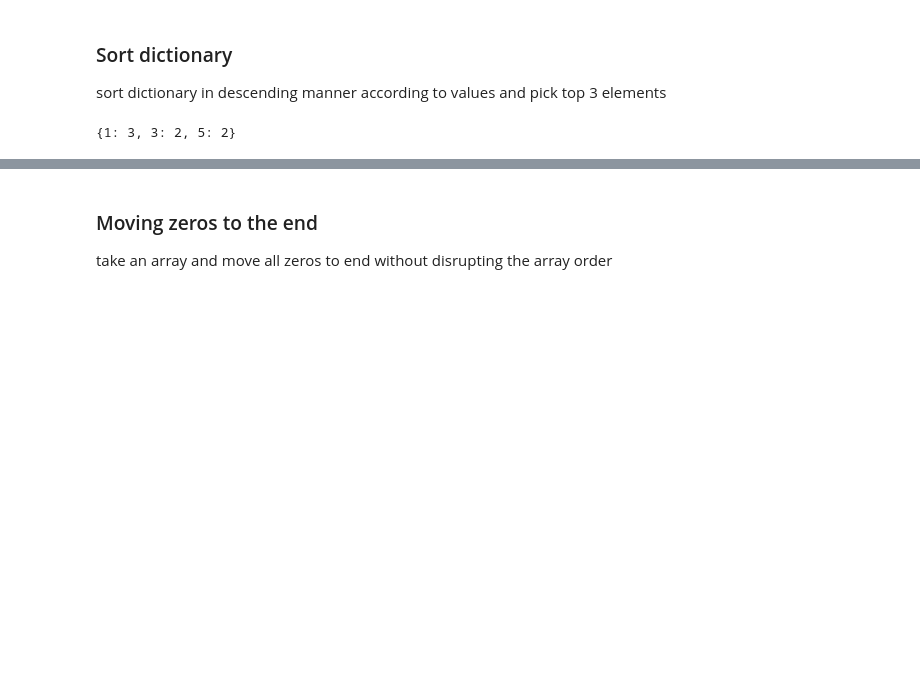
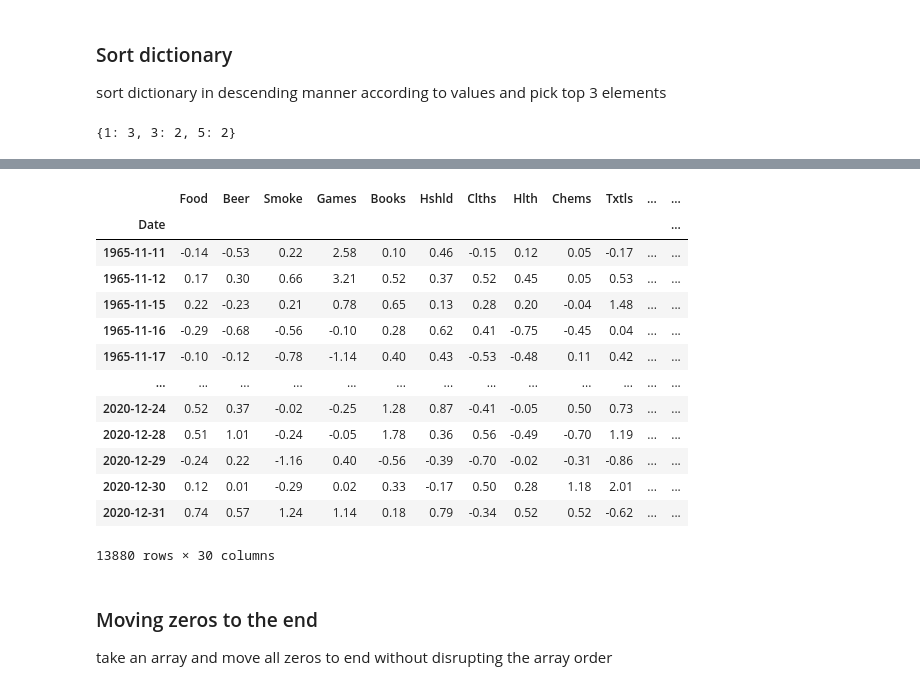
Before and after one commit to rohitnikam1/Algorithms, a Jupyter notebook: coding_and_algorithms.ipynb, the cells around one changed output, grey strips where cells are left out. Cells and saved outputs as stored; diff of their text form; code cells hidden in the pictures; blank space fills up the shorter version.

```diff
--- a/coding_and_algorithms.ipynb
+++ b/coding_and_algorithms.ipynb
@@ -207,3 +240,27 @@ pprint.pprint(top_three({1: 3, 3: 2, 2: 1, 5: 2, 4: 1}))
+# %%
+def findFirstDate(df):
+    a = df[::-1]                 # df row reversed to 'a'
+    b = a.isnull()               # check if 'a' entries are null and get 'b' (Boolean)
+    c = b[b==1].any(axis=1)      # checking at least 1 null (True) value across 'b' columns
+    date = b[c].index[0]         # applying 'c' mask to 'b' and extracting 1st index to get date
+    return df[df.index > date]
+# %%
+findFirstDate(df)
+# %% [output]
+|  | Food | Beer | Smoke | Games | Books | Hshld | Clths | Hlth | Chems | Txtls | ... | ... |
+| Date |  |  |  |  |  |  |  |  |  |  |  | ... |
+| 1965-11-11 | -0.14 | -0.53 | 0.22 | 2.58 | 0.10 | 0.46 | -0.15 | 0.12 | 0.05 | -0.17 | ... | ... |
+| 1965-11-12 | 0.17 | 0.30 | 0.66 | 3.21 | 0.52 | 0.37 | 0.52 | 0.45 | 0.05 | 0.53 | ... | ... |
+| 1965-11-15 | 0.22 | -0.23 | 0.21 | 0.78 | 0.65 | 0.13 | 0.28 | 0.20 | -0.04 | 1.48 | ... | ... |
+| 1965-11-16 | -0.29 | -0.68 | -0.56 | -0.10 | 0.28 | 0.62 | 0.41 | -0.75 | -0.45 | 0.04 | ... | ... |
+| 1965-11-17 | -0.10 | -0.12 | -0.78 | -1.14 | 0.40 | 0.43 | -0.53 | -0.48 | 0.11 | 0.42 | ... | ... |
+| ... | ... | ... | ... | ... | ... | ... | ... | ... | ... | ... | ... | ... |
+| 2020-12-24 | 0.52 | 0.37 | -0.02 | -0.25 | 1.28 | 0.87 | -0.41 | -0.05 | 0.50 | 0.73 | ... | ... |
+| 2020-12-28 | 0.51 | 1.01 | -0.24 | -0.05 | 1.78 | 0.36 | 0.56 | -0.49 | -0.70 | 1.19 | ... | ... |
+| 2020-12-29 | -0.24 | 0.22 | -1.16 | 0.40 | -0.56 | -0.39 | -0.70 | -0.02 | -0.31 | -0.86 | ... | ... |
+| 2020-12-30 | 0.12 | 0.01 | -0.29 | 0.02 | 0.33 | -0.17 | 0.50 | 0.28 | 1.18 | 2.01 | ... | ... |
+| 2020-12-31 | 0.74 | 0.57 | 1.24 | 1.14 | 0.18 | 0.79 | -0.34 | 0.52 | 0.52 | -0.62 | ... | ... |
+13880 rows × 30 columns
 # %% [markdown]
 ### Moving zeros to the end
 
```
Also changed, not shown: parts of 6 cells of this notebook.
